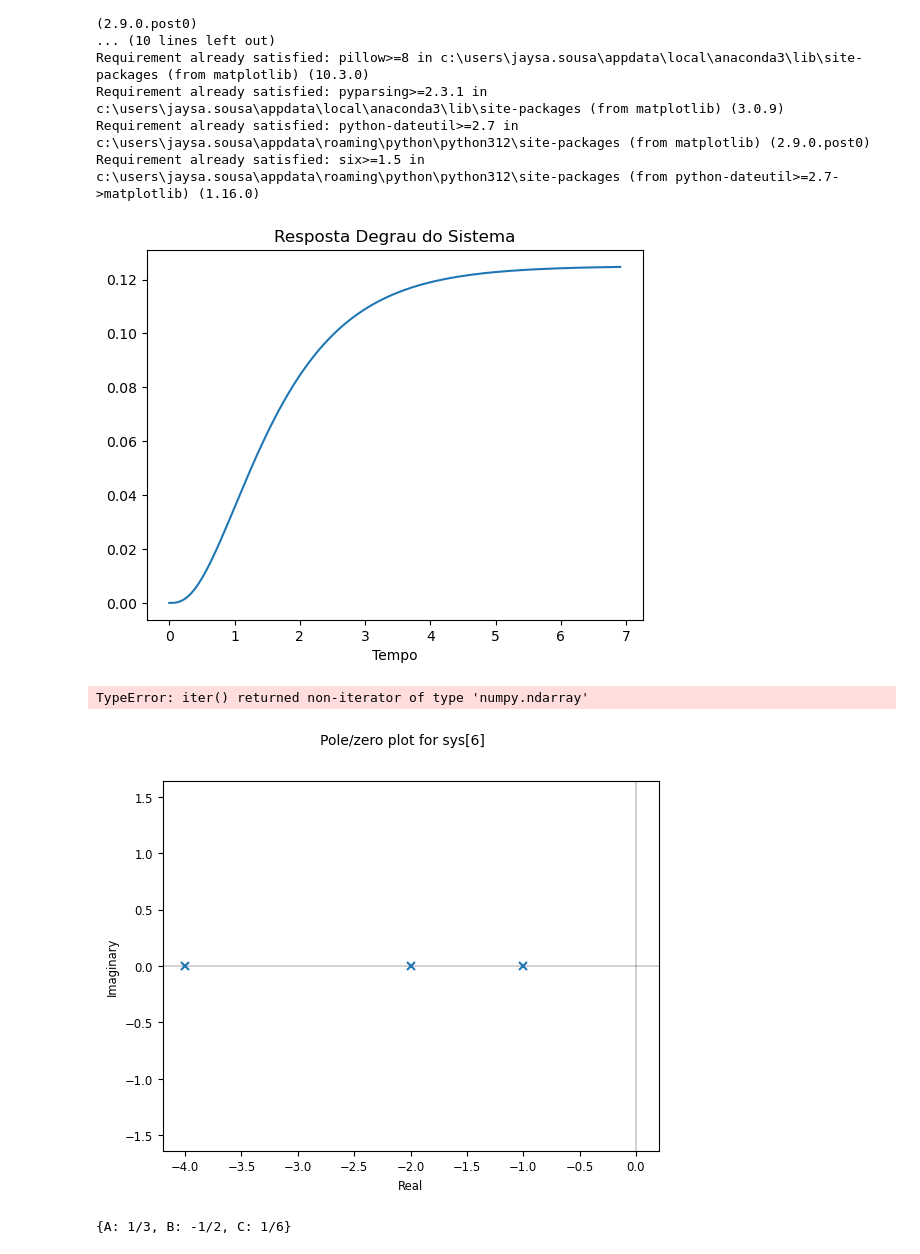
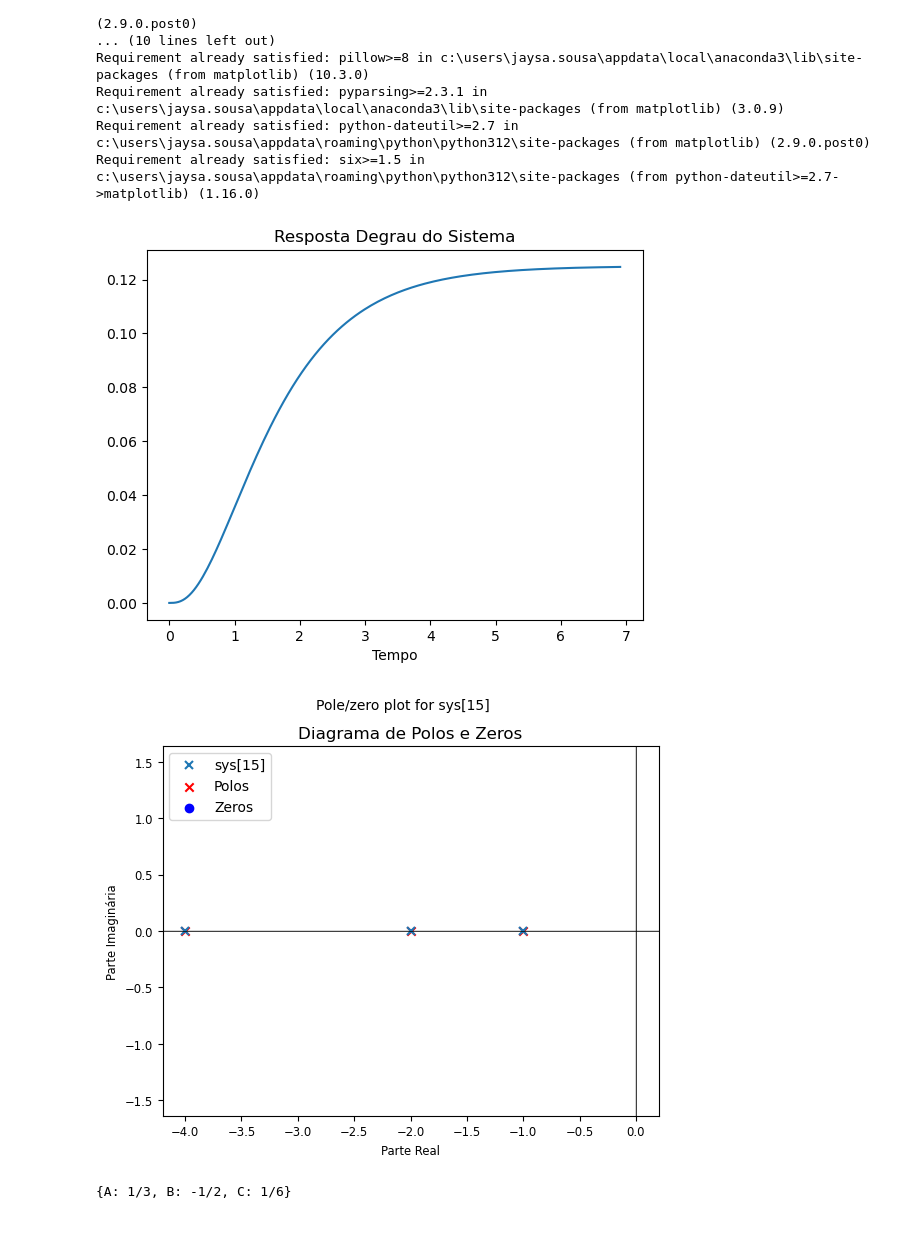
Before and after one commit to el-pitchula/Jupyter-repo, a Jupyter notebook: Systems modeling/control.ipynb, the cells around one changed output. Drawn from its saved outputs; the diff is of its cells as text; code cells hidden in the pictures.

```diff
--- a/Systems modeling/control.ipynb
+++ b/Systems modeling/control.ipynb
@@ -22,34 +22,34 @@ Requirement already satisfied: six>=1.5 in c:\users\jaysa.sousa\appdata\roaming\
 # %%
 import control as ctrl
 import matplotlib.pyplot as plt
+import control.matlab as control
 
 #função de transferência
 num = 1
 den = [1, 7, 14, 8] #(s+1)(s+2)(s+4)
 system = ctrl.TransferFunction(num, den)
 
 #resposta degrau
 time, response = ctrl.step_response(system)
 plt.plot(time, response)
 plt.xlabel('Tempo')
 plt.title('Resposta Degrau do Sistema')
 plt.show()
 
 #visualização dos polos e zeros
-poles, zeros = ctrl.pzmap(system)
+poles, zeros = control.pzmap(system)
 plt.scatter(poles.real, poles.imag, marker='x', color='red', label='Polos')
 plt.scatter(zeros.real, zeros.imag, marker='o', color='blue', label='Zeros')
 plt.axhline(0, color='black',linewidth=0.5)
 plt.axvline(0, color='black',linewidth=0.5)
 plt.xlabel('Parte Real')
 plt.ylabel('Parte Imaginária')
 plt.title('Diagrama de Polos e Zeros')
 plt.legend()
 plt.show()
 # %% [output]
 [figure]
-TypeError: iter() returned non-iterator of type 'numpy.ndarray'
-[figure, old version]
+[figure, new version]
 # %%
 from sympy import symbols, Eq, solve
 
```
